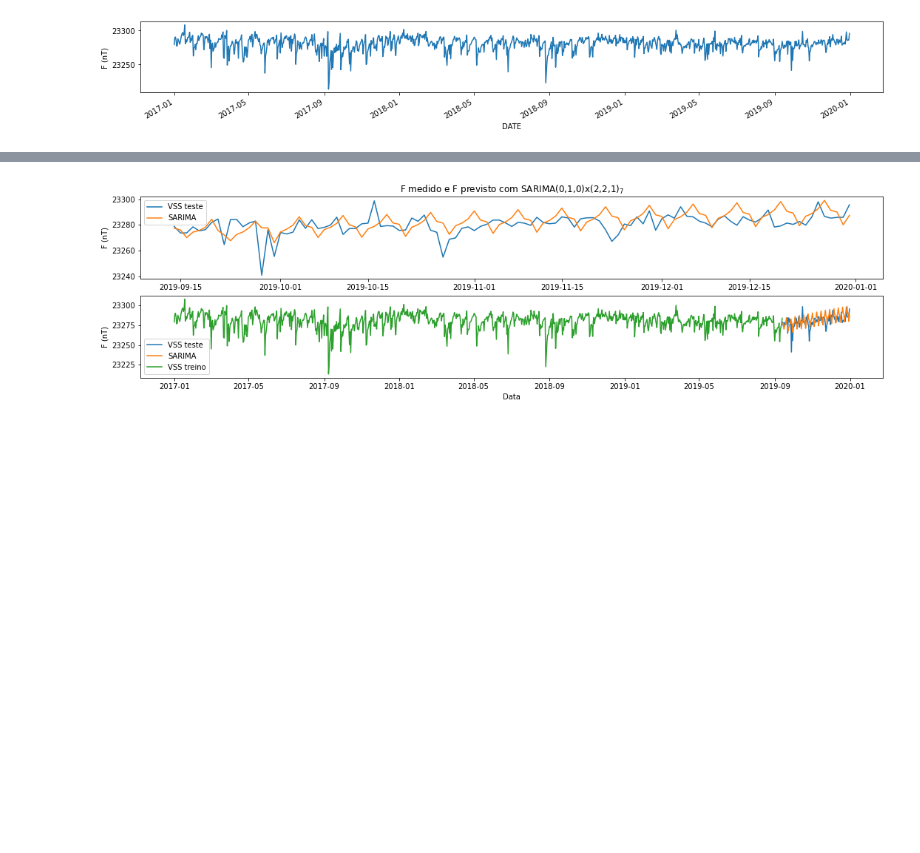
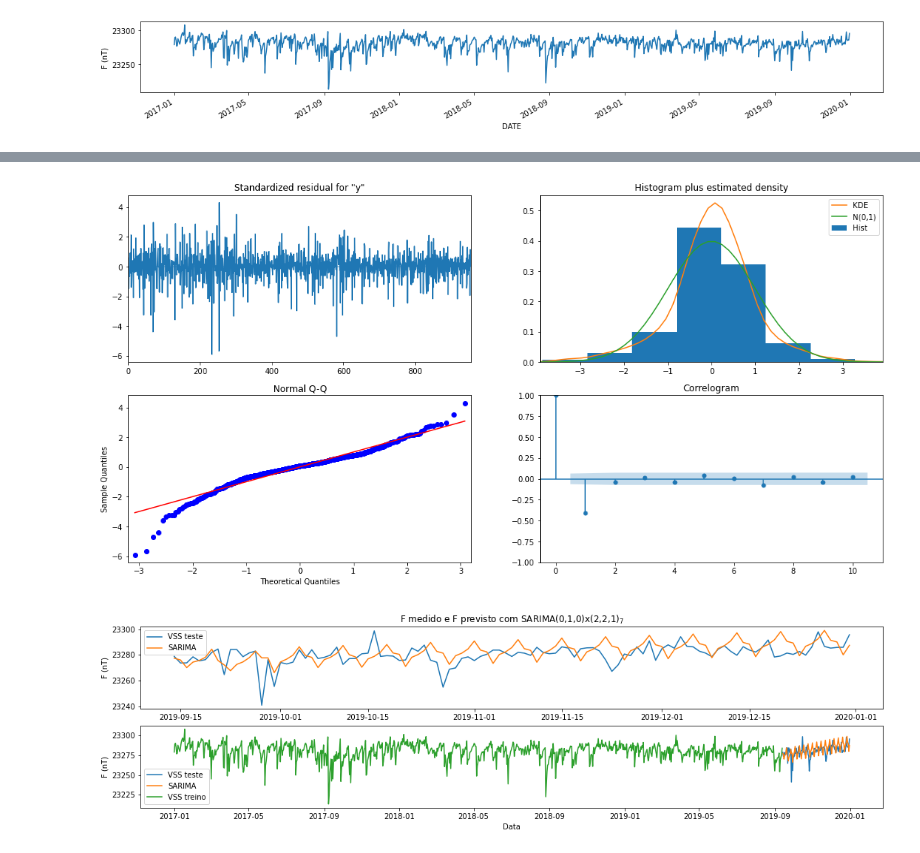
Before and after one commit to gdssouza/VSS_prediction, a Jupyter notebook: predict_SARIMA.ipynb, the cells around one changed output, grey strips where cells are left out. Drawn from its saved outputs; the diff is of its cells as text; code cells hidden in the pictures; blank space fills up the shorter version.

```diff
--- a/predict_SARIMA.ipynb
+++ b/predict_SARIMA.ipynb
@@ -75,6 +75,13 @@ Covariance Type:                               opg
 
 Warnings:
 [1] Covariance matrix calculated using the outer product of gradients (complex-step).
+# %%
+#diagnostico do modelo
+model_fit.plot_diagnostics(figsize=(18,9))
+plt.savefig("diagnostico.jpeg")
+plt.show()
+# %% [output]
+[figure, added]
 # %%
 #predict
 start = len(x_train)
```
Also changed, not shown: parts of 1 cell of this notebook, 1 other file.
